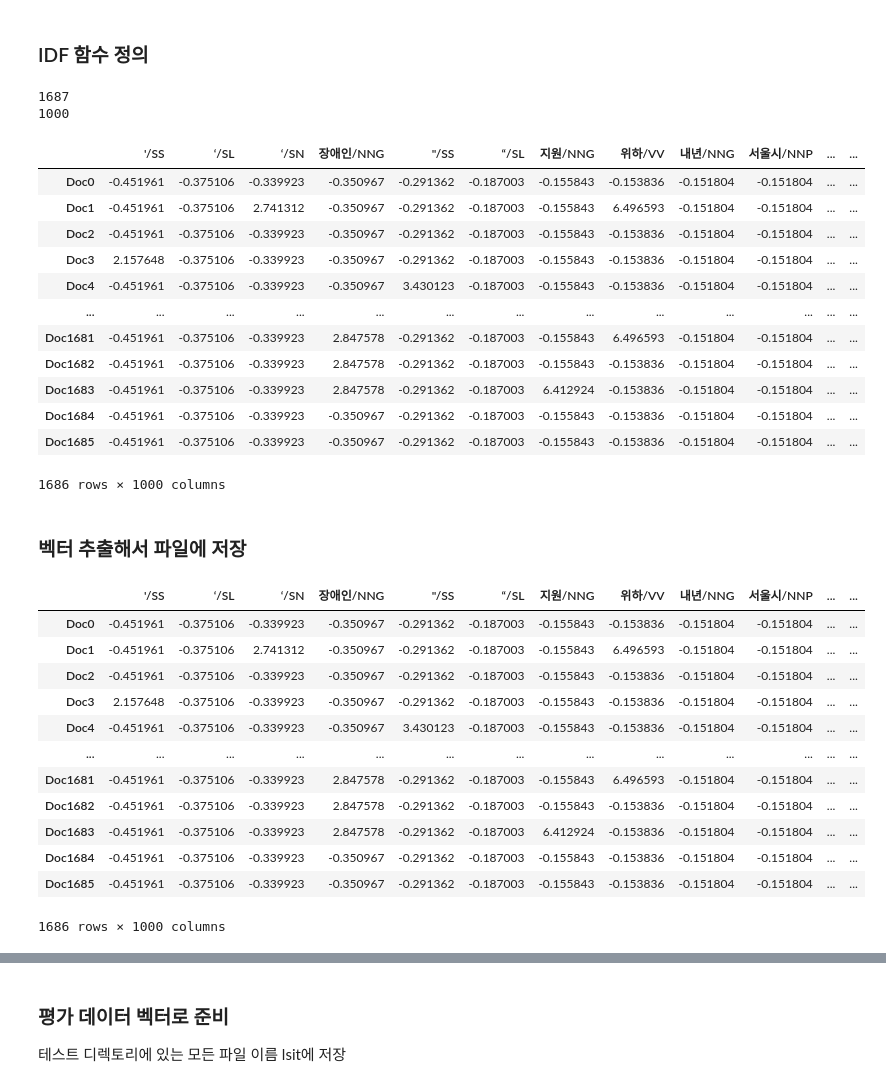
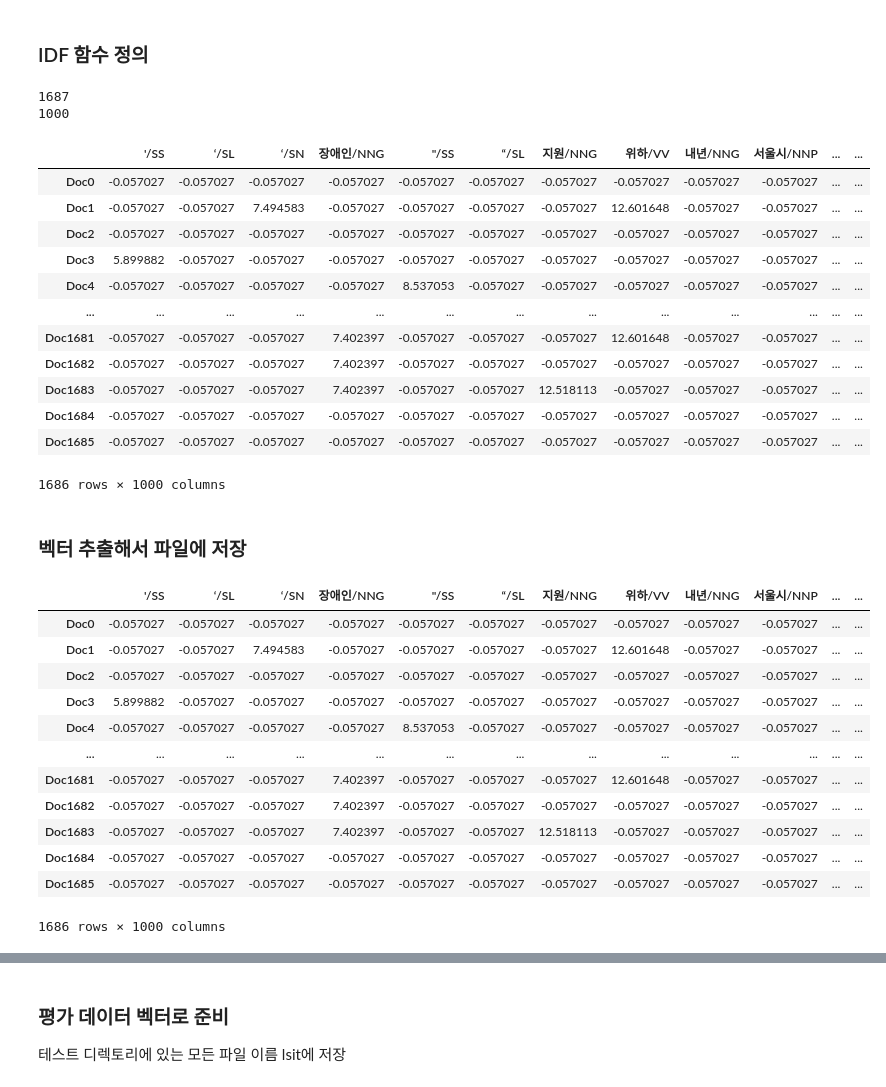
Before and after one commit to JDeoks/NLP_Assignment2, a Jupyter notebook: Assignment2.ipynb, the cells around one changed output, grey strips where cells are left out. Saved outputs shown, nothing was run; the diff lists cells and outputs as text; code cells hidden in the pictures.

```diff
--- a/Assignment2.ipynb
+++ b/Assignment2.ipynb
@@ -254,45 +268,47 @@ def func_IDF(n, df):
 
 
 idf_list = []
 
 docNum = DTM_df_sorted.shape[0] - 2
 print(docNum)
 #sum, df row 제외한 순수 문서 개수
 
 colNum = DTM_df_sorted.shape[1]
 print(colNum)
 
 for c in range(colNum):
     idf_list.append(func_IDF(docNum, DTM_df_sorted.loc['df'].iloc[c]))
     # 모든 column을 다 돌면서 값이 df 읽고 idf값 list에 추가
 
 TF_IDF = DTM_df_sorted.iloc[:-3].copy()
 
 # TF-IDF 테이블 생성
 # for  돌려서
 docNum = TF_IDF.shape[0]
 termNum = TF_IDF.shape[1]
 for d in range(docNum) :
     for t in range(termNum):
         TF_IDF.iloc[d, t] = TF_IDF.iloc[d, t] * idf_list[t]
-TF_IDF_std = (TF_IDF - TF_IDF.mean())/TF_IDF.std()
+
+TF_IDF_std = (TF_IDF - TF_IDF.stack().mean())/TF_IDF.stack().std()
+
 # 정규분포
 TF_IDF_std
 # %% [output]
 1687
 1000
 |  | '/SS | ‘/SL | ‘/SN | 장애인/NNG | "/SS | “/SL | 지원/NNG | 위하/VV | 내년/NNG | 서울시/NNP | ... | ... |
-| Doc0 | -0.451961 | -0.375106 | -0.339923 | -0.350967 | -0.291362 | -0.187003 | -0.155843 | -0.153836 | -0.151804 | -0.151804 | ... | ... |
-| Doc1 | -0.451961 | -0.375106 | 2.741312 | -0.350967 | -0.291362 | -0.187003 | -0.155843 | 6.496593 | -0.151804 | -0.151804 | ... | ... |
-| Doc2 | -0.451961 | -0.375106 | -0.339923 | -0.350967 | -0.291362 | -0.187003 | -0.155843 | -0.153836 | -0.151804 | -0.151804 | ... | ... |
-| Doc3 | 2.157648 | -0.375106 | -0.339923 | -0.350967 | -0.291362 | -0.187003 | -0.155843 | -0.153836 | -0.151804 | -0.151804 | ... | ... |
-| Doc4 | -0.451961 | -0.375106 | -0.339923 | -0.350967 | 3.430123 | -0.187003 | -0.155843 | -0.153836 | -0.151804 | -0.151804 | ... | ... |
+| Doc0 | -0.057027 | -0.057027 | -0.057027 | -0.057027 | -0.057027 | -0.057027 | -0.057027 | -0.057027 | -0.057027 | -0.057027 | ... | ... |
+| Doc1 | -0.057027 | -0.057027 | 7.494583 | -0.057027 | -0.057027 | -0.057027 | -0.057027 | 12.601648 | -0.057027 | -0.057027 | ... | ... |
+| Doc2 | -0.057027 | -0.057027 | -0.057027 | -0.057027 | -0.057027 | -0.057027 | -0.057027 | -0.057027 | -0.057027 | -0.057027 | ... | ... |
+| Doc3 | 5.899882 | -0.057027 | -0.057027 | -0.057027 | -0.057027 | -0.057027 | -0.057027 | -0.057027 | -0.057027 | -0.057027 | ... | ... |
+| Doc4 | -0.057027 | -0.057027 | -0.057027 | -0.057027 | 8.537053 | -0.057027 | -0.057027 | -0.057027 | -0.057027 | -0.057027 | ... | ... |
 | ... | ... | ... | ... | ... | ... | ... | ... | ... | ... | ... | ... | ... |
-| Doc1681 | -0.451961 | -0.375106 | -0.339923 | 2.847578 | -0.291362 | -0.187003 | -0.155843 | 6.496593 | -0.151804 | -0.151804 | ... | ... |
-| Doc1682 | -0.451961 | -0.375106 | -0.339923 | 2.847578 | -0.291362 | -0.187003 | -0.155843 | -0.153836 | -0.151804 | -0.151804 | ... | ... |
-| Doc1683 | -0.451961 | -0.375106 | -0.339923 | 2.847578 | -0.291362 | -0.187003 | 6.412924 | -0.153836 | -0.151804 | -0.151804 | ... | ... |
-| Doc1684 | -0.451961 | -0.375106 | -0.339923 | -0.350967 | -0.291362 | -0.187003 | -0.155843 | -0.153836 | -0.151804 | -0.151804 | ... | ... |
-| Doc1685 | -0.451961 | -0.375106 | -0.339923 | -0.350967 | -0.291362 | -0.187003 | -0.155843 | -0.153836 | -0.151804 | -0.151804 | ... | ... |
+| Doc1681 | -0.057027 | -0.057027 | -0.057027 | 7.402397 | -0.057027 | -0.057027 | -0.057027 | 12.601648 | -0.057027 | -0.057027 | ... | ... |
+| Doc1682 | -0.057027 | -0.057027 | -0.057027 | 7.402397 | -0.057027 | -0.057027 | -0.057027 | -0.057027 | -0.057027 | -0.057027 | ... | ... |
+| Doc1683 | -0.057027 | -0.057027 | -0.057027 | 7.402397 | -0.057027 | -0.057027 | 12.518113 | -0.057027 | -0.057027 | -0.057027 | ... | ... |
+| Doc1684 | -0.057027 | -0.057027 | -0.057027 | -0.057027 | -0.057027 | -0.057027 | -0.057027 | -0.057027 | -0.057027 | -0.057027 | ... | ... |
+| Doc1685 | -0.057027 | -0.057027 | -0.057027 | -0.057027 | -0.057027 | -0.057027 | -0.057027 | -0.057027 | -0.057027 | -0.057027 | ... | ... |
 1686 rows × 1000 columns
 # %% [markdown]
 ### 벡터 추출해서 파일에 저장
@@ -301,17 +317,17 @@ label.iloc[:-2, :]
 TF_IDF_std
 # %% [output]
 |  | '/SS | ‘/SL | ‘/SN | 장애인/NNG | "/SS | “/SL | 지원/NNG | 위하/VV | 내년/NNG | 서울시/NNP | ... | ... |
-| Doc0 | -0.451961 | -0.375106 | -0.339923 | -0.350967 | -0.291362 | -0.187003 | -0.155843 | -0.153836 | -0.151804 | -0.151804 | ... | ... |
-| Doc1 | -0.451961 | -0.375106 | 2.741312 | -0.350967 | -0.291362 | -0.187003 | -0.155843 | 6.496593 | -0.151804 | -0.151804 | ... | ... |
-| Doc2 | -0.451961 | -0.375106 | -0.339923 | -0.350967 | -0.291362 | -0.187003 | -0.155843 | -0.153836 | -0.151804 | -0.151804 | ... | ... |
-| Doc3 | 2.157648 | -0.375106 | -0.339923 | -0.350967 | -0.291362 | -0.187003 | -0.155843 | -0.153836 | -0.151804 | -0.151804 | ... | ... |
-| Doc4 | -0.451961 | -0.375106 | -0.339923 | -0.350967 | 3.430123 | -0.187003 | -0.155843 | -0.153836 | -0.151804 | -0.151804 | ... | ... |
+| Doc0 | -0.057027 | -0.057027 | -0.057027 | -0.057027 | -0.057027 | -0.057027 | -0.057027 | -0.057027 | -0.057027 | -0.057027 | ... | ... |
+| Doc1 | -0.057027 | -0.057027 | 7.494583 | -0.057027 | -0.057027 | -0.057027 | -0.057027 | 12.601648 | -0.057027 | -0.057027 | ... | ... |
+| Doc2 | -0.057027 | -0.057027 | -0.057027 | -0.057027 | -0.057027 | -0.057027 | -0.057027 | -0.057027 | -0.057027 | -0.057027 | ... | ... |
+| Doc3 | 5.899882 | -0.057027 | -0.057027 | -0.057027 | -0.057027 | -0.057027 | -0.057027 | -0.057027 | -0.057027 | -0.057027 | ... | ... |
+| Doc4 | -0.057027 | -0.057027 | -0.057027 | -0.057027 | 8.537053 | -0.057027 | -0.057027 | -0.057027 | -0.057027 | -0.057027 | ... | ... |
 | ... | ... | ... | ... | ... | ... | ... | ... | ... | ... | ... | ... | ... |
-| Doc1681 | -0.451961 | -0.375106 | -0.339923 | 2.847578 | -0.291362 | -0.187003 | -0.155843 | 6.496593 | -0.151804 | -0.151804 | ... | ... |
-| Doc1682 | -0.451961 | -0.375106 | -0.339923 | 2.847578 | -0.291362 | -0.187003 | -0.155843 | -0.153836 | -0.151804 | -0.151804 | ... | ... |
-| Doc1683 | -0.451961 | -0.375106 | -0.339923 | 2.847578 | -0.291362 | -0.187003 | 6.412924 | -0.153836 | -0.151804 | -0.151804 | ... | ... |
-| Doc1684 | -0.451961 | -0.375106 | -0.339923 | -0.350967 | -0.291362 | -0.187003 | -0.155843 | -0.153836 | -0.151804 | -0.151804 | ... | ... |
-| Doc1685 | -0.451961 | -0.375106 | -0.339923 | -0.350967 | -0.291362 | -0.187003 | -0.155843 | -0.153836 | -0.151804 | -0.151804 | ... | ... |
+| Doc1681 | -0.057027 | -0.057027 | -0.057027 | 7.402397 | -0.057027 | -0.057027 | -0.057027 | 12.601648 | -0.057027 | -0.057027 | ... | ... |
+| Doc1682 | -0.057027 | -0.057027 | -0.057027 | 7.402397 | -0.057027 | -0.057027 | -0.057027 | -0.057027 | -0.057027 | -0.057027 | ... | ... |
+| Doc1683 | -0.057027 | -0.057027 | -0.057027 | 7.402397 | -0.057027 | -0.057027 | 12.518113 | -0.057027 | -0.057027 | -0.057027 | ... | ... |
+| Doc1684 | -0.057027 | -0.057027 | -0.057027 | -0.057027 | -0.057027 | -0.057027 | -0.057027 | -0.057027 | -0.057027 | -0.057027 | ... | ... |
+| Doc1685 | -0.057027 | -0.057027 | -0.057027 | -0.057027 | -0.057027 | -0.057027 | -0.057027 | -0.057027 | -0.057027 | -0.057027 | ... | ... |
 1686 rows × 1000 columns
 # %%
 TF_IDF_with_label = pd.concat([TF_IDF_std, label.iloc[:-2, :]],axis = 1)
```
Also changed, not shown: parts of 7 cells of this notebook.
